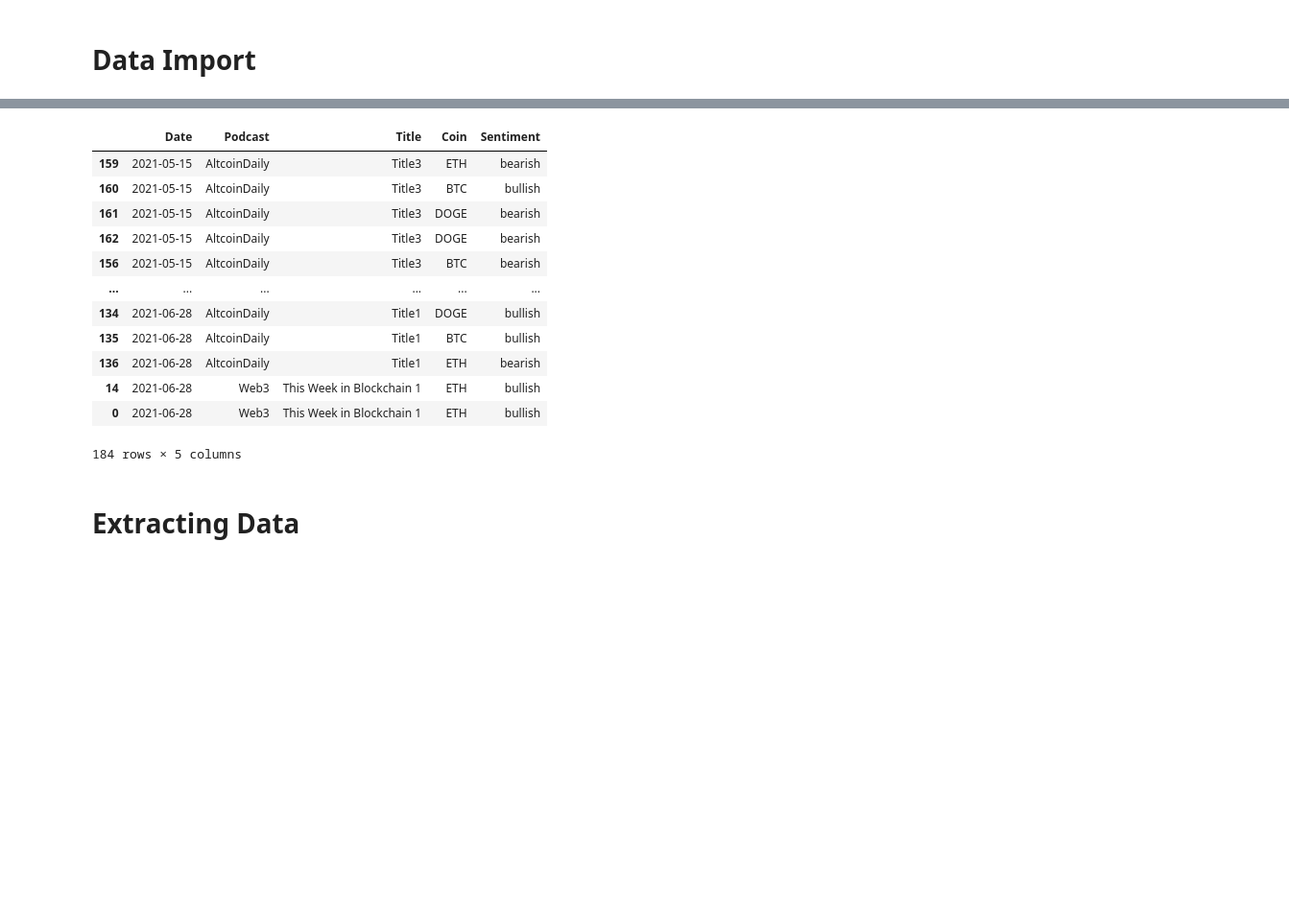
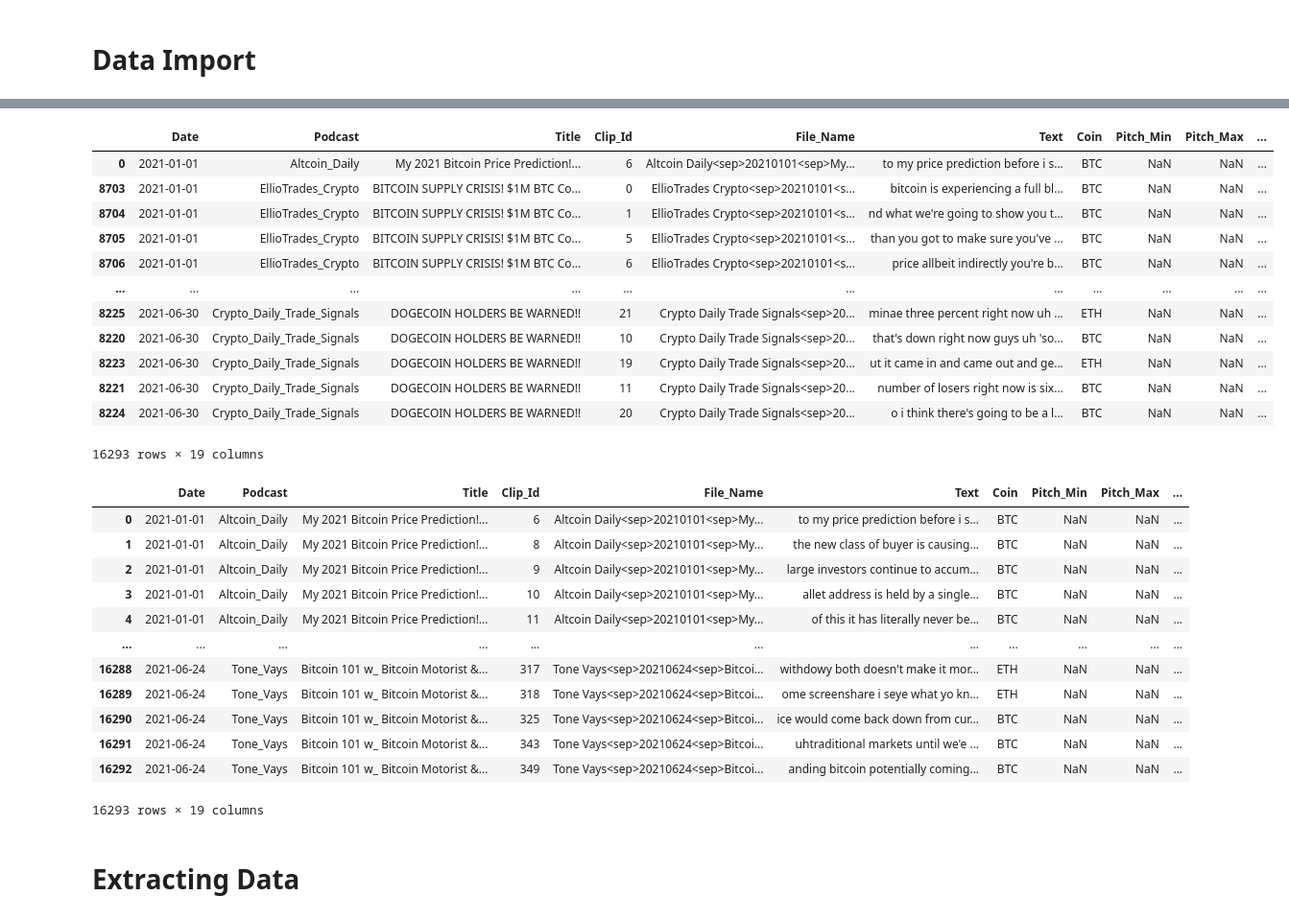
Before and after one commit to distractedm1nd/mar2moon, a Jupyter notebook: scripts/CoinPriceAnalysis.ipynb, the cells around one changed output, grey strips where cells are left out. Shown at 96% size. Saved outputs shown, nothing was run; the diff lists cells and outputs as text; code cells hidden in the pictures; blank space fills up the shorter version.

```diff
--- a/scripts/CoinPriceAnalysis.ipynb
+++ b/scripts/CoinPriceAnalysis.ipynb
@@ -69,28 +85,43 @@ eth_data_weekly.set_index('WeekNumber', inplace = True)
 # %%
 SA_results_path = '../results/'
-results_file_name = 'sample-data.xlsx'
+results_file_name = 'final3_sentiments.csv'
 #results = openpyxl.load_workbook(SA_results_path + results_file_name)
 #sheet = results.active
 #print(sheet.max_row, sheet.max_column)
 
-results = pd.read_excel(SA_results_path + results_file_name, header = 0, index_col = False, keep_default_na = True)
+results = pd.read_csv(SA_results_path + results_file_name, header = 0, parse_dates=["Date"], index_col = False, keep_default_na = True)
 results.rename(columns = {'Author':'Podcast'}, inplace = True)
+#results['Date'] = pd.to_datetime(results['Date'])
+#results.Date.dt.strftime('%Y-%m-%d').astype(int)
 results.sort_values(by = "Date")
-#display(results)
+display(results)
 # %% [output]
-|  | Date | Podcast | Title | Coin | Sentiment |
-| 159 | 2021-05-15 | AltcoinDaily | Title3 | ETH | bearish |
-| 160 | 2021-05-15 | AltcoinDaily | Title3 | BTC | bullish |
-| 161 | 2021-05-15 | AltcoinDaily | Title3 | DOGE | bearish |
-| 162 | 2021-05-15 | AltcoinDaily | Title3 | DOGE | bearish |
-| 156 | 2021-05-15 | AltcoinDaily | Title3 | BTC | bearish |
-| ... | ... | ... | ... | ... | ... |
-| 134 | 2021-06-28 | AltcoinDaily | Title1 | DOGE | bullish |
-| 135 | 2021-06-28 | AltcoinDaily | Title1 | BTC | bullish |
-| 136 | 2021-06-28 | AltcoinDaily | Title1 | ETH | bearish |
-| 14 | 2021-06-28 | Web3 | This Week in Blockchain 1 | ETH | bullish |
-| 0 | 2021-06-28 | Web3 | This Week in Blockchain 1 | ETH | bullish |
+|  | Date | Podcast | Title | Clip_Id | File_Name | Text | Coin | Pitch_Min | Pitch_Max | ... |
+| 0 | 2021-01-01 | Altcoin_Daily | My 2021 Bitcoin Price Prediction!... | 6 | Altcoin Daily<sep>20210101<sep>My... | to my price prediction before i s... | BTC | NaN | NaN | ... |
+| 8703 | 2021-01-01 | EllioTrades_Crypto | BITCOIN SUPPLY CRISIS! $1M BTC Co... | 0 | EllioTrades Crypto<sep>20210101<s... | bitcoin is experiencing a full bl... | BTC | NaN | NaN | ... |
+| 8704 | 2021-01-01 | EllioTrades_Crypto | BITCOIN SUPPLY CRISIS! $1M BTC Co... | 1 | EllioTrades Crypto<sep>20210101<s... | nd what we're going to show you t... | BTC | NaN | NaN | ... |
+| 8705 | 2021-01-01 | EllioTrades_Crypto | BITCOIN SUPPLY CRISIS! $1M BTC Co... | 5 | EllioTrades Crypto<sep>20210101<s... | than you got to make sure you've ... | BTC | NaN | NaN | ... |
+| 8706 | 2021-01-01 | EllioTrades_Crypto | BITCOIN SUPPLY CRISIS! $1M BTC Co... | 6 | EllioTrades Crypto<sep>20210101<s... | price allbeit indirectly you're b... | BTC | NaN | NaN | ... |
+| ... | ... | ... | ... | ... | ... | ... | ... | ... | ... | ... |
+| 8225 | 2021-06-30 | Crypto_Daily_Trade_Signals | DOGECOIN HOLDERS BE WARNED!! | 21 | Crypto Daily Trade Signals<sep>20... | minae three percent right now uh ... | ETH | NaN | NaN | ... |
+| 8220 | 2021-06-30 | Crypto_Daily_Trade_Signals | DOGECOIN HOLDERS BE WARNED!! | 10 | Crypto Daily Trade Signals<sep>20... | that's down right now guys uh 'so... | BTC | NaN | NaN | ... |
+| 8223 | 2021-06-30 | Crypto_Daily_Trade_Signals | DOGECOIN HOLDERS BE WARNED!! | 19 | Crypto Daily Trade Signals<sep>20... | ut it came in and came out and ge... | ETH | NaN | NaN | ... |
+| 8221 | 2021-06-30 | Crypto_Daily_Trade_Signals | DOGECOIN HOLDERS BE WARNED!! | 11 | Crypto Daily Trade Signals<sep>20... | number of losers right now is six... | BTC | NaN | NaN | ... |
+| 8224 | 2021-06-30 | Crypto_Daily_Trade_Signals | DOGECOIN HOLDERS BE WARNED!! | 20 | Crypto Daily Trade Signals<sep>20... | o i think there's going to be a l... | BTC | NaN | NaN | ... |
-184 rows × 5 columns
+16293 rows × 19 columns
+|  | Date | Podcast | Title | Clip_Id | File_Name | Text | Coin | Pitch_Min | Pitch_Max | ... |
+| 0 | 2021-01-01 | Altcoin_Daily | My 2021 Bitcoin Price Prediction!... | 6 | Altcoin Daily<sep>20210101<sep>My... | to my price prediction before i s... | BTC | NaN | NaN | ... |
+| 1 | 2021-01-01 | Altcoin_Daily | My 2021 Bitcoin Price Prediction!... | 8 | Altcoin Daily<sep>20210101<sep>My... | the new class of buyer is causing... | BTC | NaN | NaN | ... |
+| 2 | 2021-01-01 | Altcoin_Daily | My 2021 Bitcoin Price Prediction!... | 9 | Altcoin Daily<sep>20210101<sep>My... | large investors continue to accum... | BTC | NaN | NaN | ... |
+| 3 | 2021-01-01 | Altcoin_Daily | My 2021 Bitcoin Price Prediction!... | 10 | Altcoin Daily<sep>20210101<sep>My... | allet address is held by a single... | BTC | NaN | NaN | ... |
+| 4 | 2021-01-01 | Altcoin_Daily | My 2021 Bitcoin Price Prediction!... | 11 | Altcoin Daily<sep>20210101<sep>My... | of this it has literally never be... | BTC | NaN | NaN | ... |
+| ... | ... | ... | ... | ... | ... | ... | ... | ... | ... | ... |
+| 16288 | 2021-06-24 | Tone_Vays | Bitcoin 101 w_ Bitcoin Motorist &... | 317 | Tone Vays<sep>20210624<sep>Bitcoi... | withdowy both doesn't make it mor... | ETH | NaN | NaN | ... |
+| 16289 | 2021-06-24 | Tone_Vays | Bitcoin 101 w_ Bitcoin Motorist &... | 318 | Tone Vays<sep>20210624<sep>Bitcoi... | ome screenshare i seye what yo kn... | ETH | NaN | NaN | ... |
+| 16290 | 2021-06-24 | Tone_Vays | Bitcoin 101 w_ Bitcoin Motorist &... | 325 | Tone Vays<sep>20210624<sep>Bitcoi... | ice would come back down from cur... | BTC | NaN | NaN | ... |
+| 16291 | 2021-06-24 | Tone_Vays | Bitcoin 101 w_ Bitcoin Motorist &... | 343 | Tone Vays<sep>20210624<sep>Bitcoi... | uhtraditional markets until we'e ... | BTC | NaN | NaN | ... |
+| 16292 | 2021-06-24 | Tone_Vays | Bitcoin 101 w_ Bitcoin Motorist &... | 349 | Tone Vays<sep>20210624<sep>Bitcoi... | anding bitcoin potentially coming... | BTC | NaN | NaN | ... |
+16293 rows × 19 columns
 # %% [markdown]
 # Extracting Data
 # %% [markdown]
```
Also changed, not shown: parts of 37 cells of this notebook.
